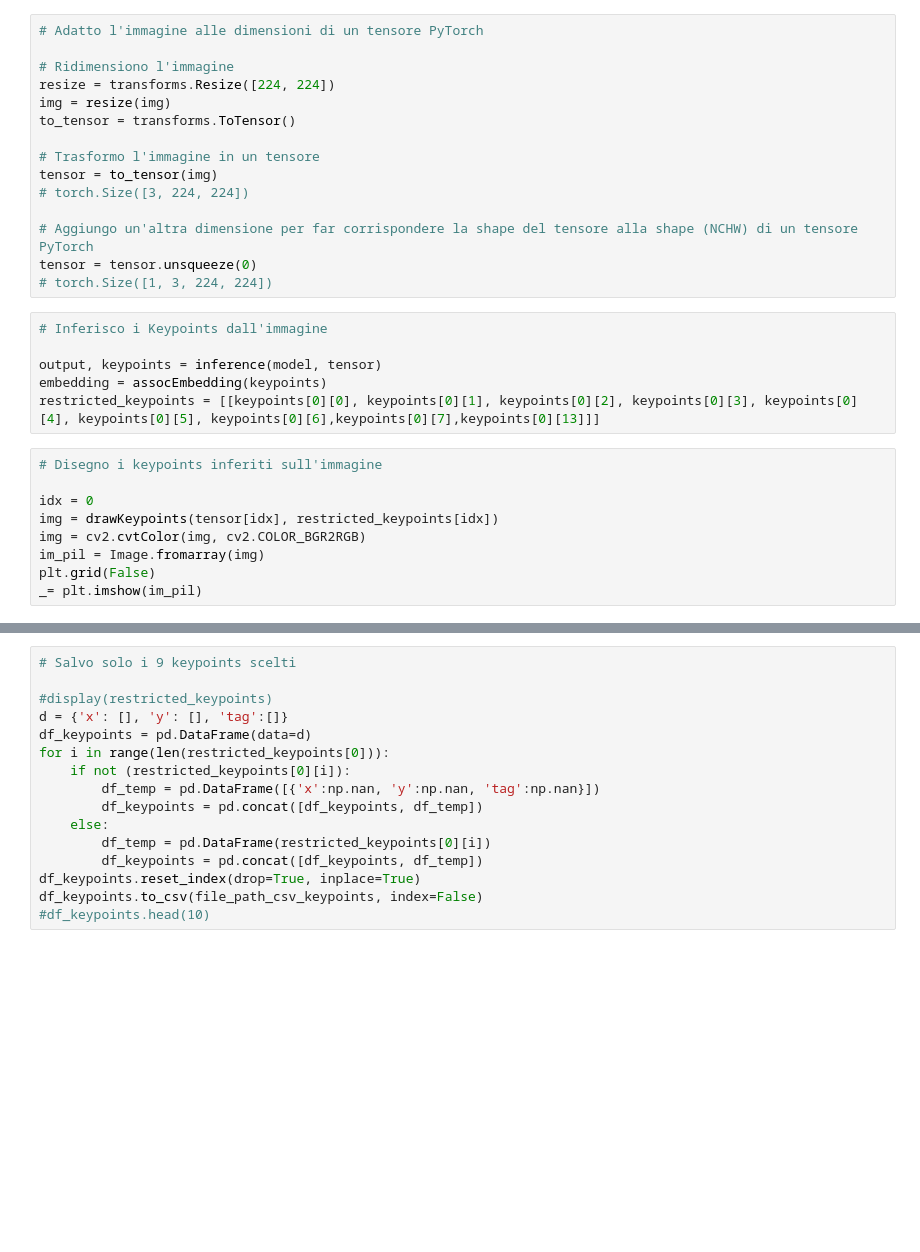
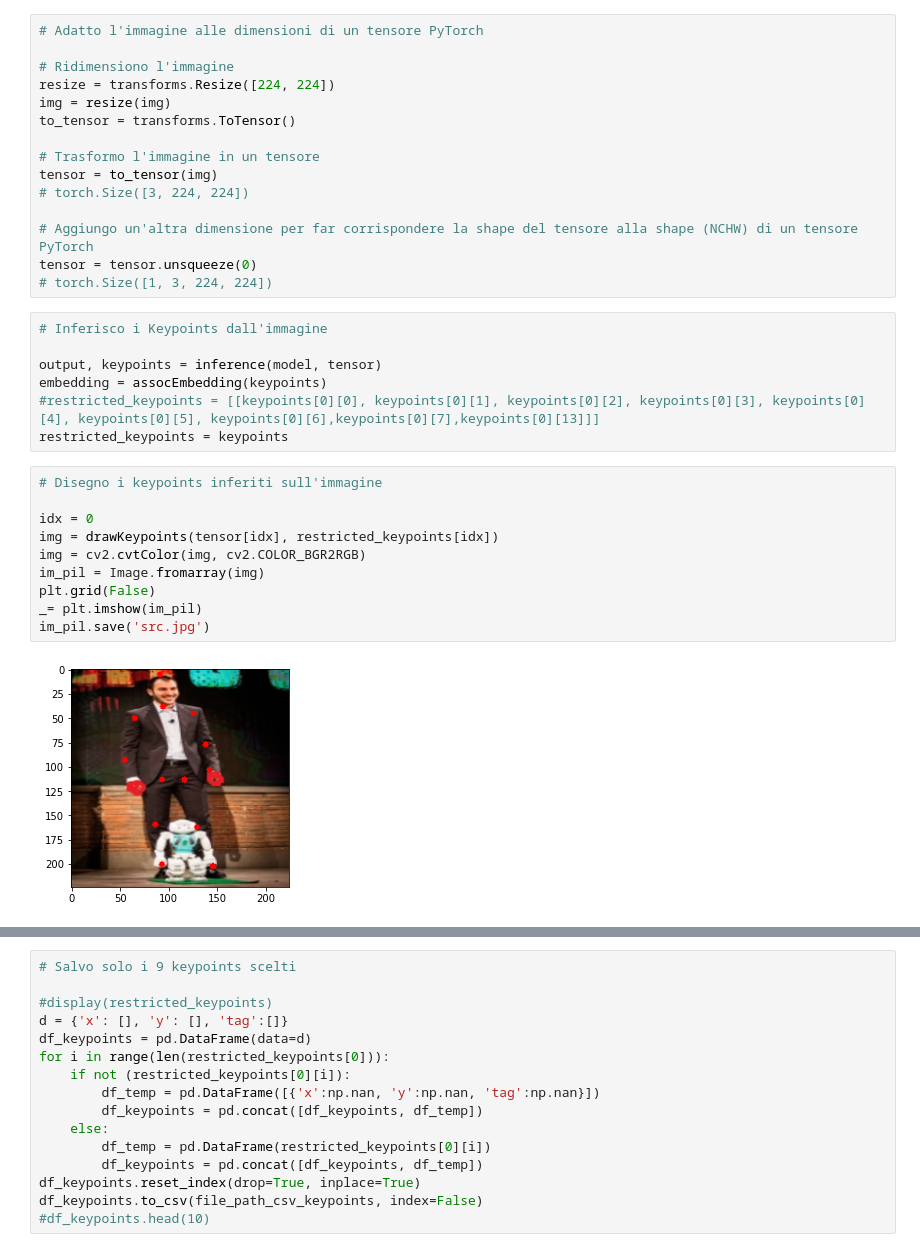
Before and after one commit to NabboGamer/progetto-visione-percezione, a Jupyter notebook: keypoints-register.ipynb, the cells around one changed output, grey strips where cells are left out. Cells and saved outputs as stored; diff of their text form; blank space fills up the shorter version.

Commit message:
α Adattati percorsi classe omografia, aggiornata immagine di destinazione, eliminata restrizione dei keypoints

```diff
--- a/keypoints-register.ipynb
+++ b/keypoints-register.ipynb
@@ -99,16 +103,20 @@ tensor = tensor.unsqueeze(0)
 
 output, keypoints = inference(model, tensor)
 embedding = assocEmbedding(keypoints)
-restricted_keypoints = [[keypoints[0][0], keypoints[0][1], keypoints[0][2], keypoints[0][3], keypoints[0][4], keypoints[0][5], keypoints[0][6],keypoints[0][7],keypoints[0][13]]]
+#restricted_keypoints = [[keypoints[0][0], keypoints[0][1], keypoints[0][2], keypoints[0][3], keypoints[0][4], keypoints[0][5], keypoints[0][6],keypoints[0][7],keypoints[0][13]]]
+restricted_keypoints = keypoints
 # %%
 # Disegno i keypoints inferiti sull'immagine
 
 idx = 0
 img = drawKeypoints(tensor[idx], restricted_keypoints[idx])
 img = cv2.cvtColor(img, cv2.COLOR_BGR2RGB)
 im_pil = Image.fromarray(img)
 plt.grid(False)
 _= plt.imshow(im_pil)
+im_pil.save('src.jpg')
+# %% [output]
+[figure, added]
 # %%
 # Disegno lo skeleton a partire dai keypoints
 
```
Also changed, not shown: parts of 3 cells of this notebook, 8 other files.
